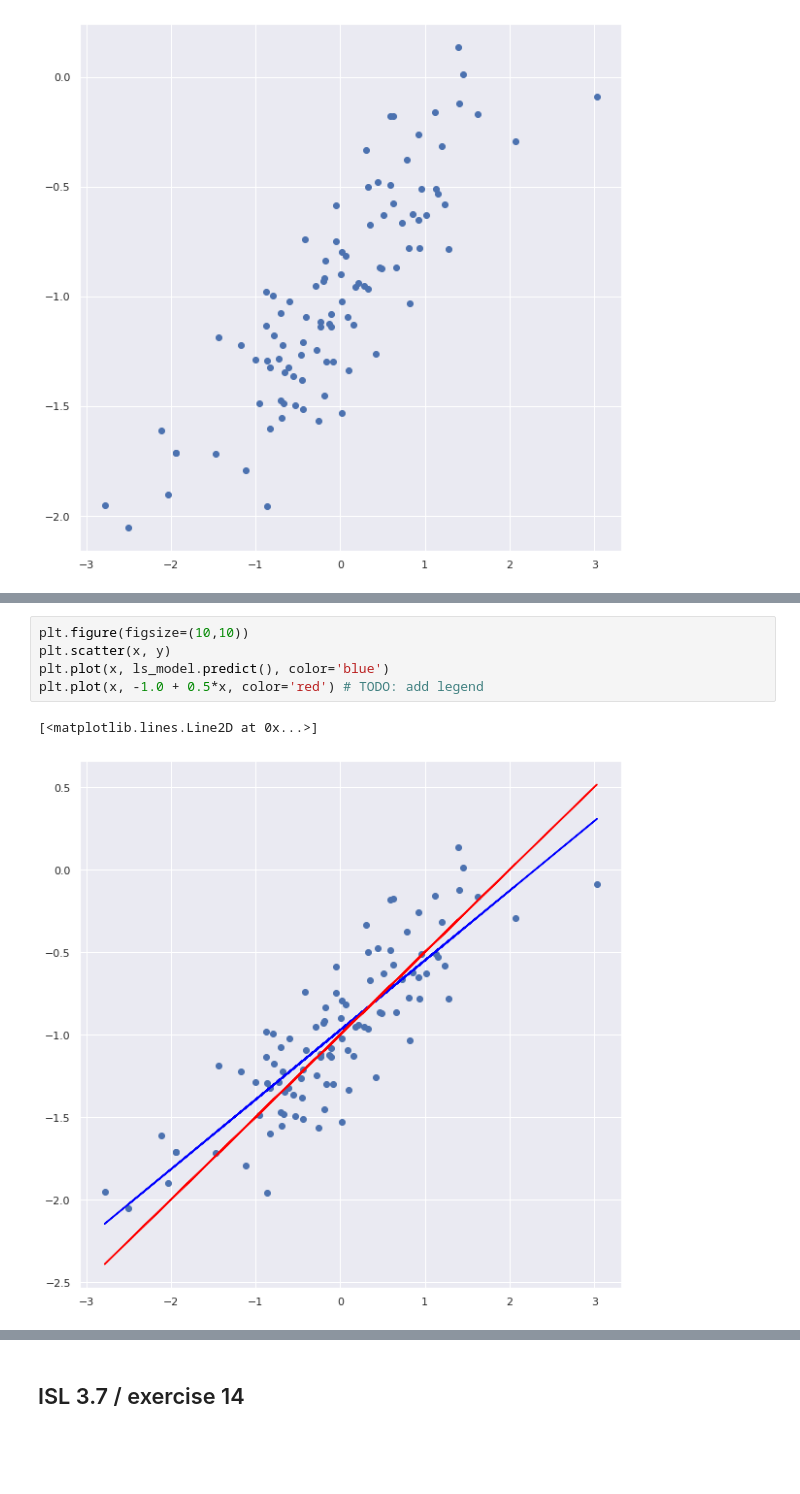
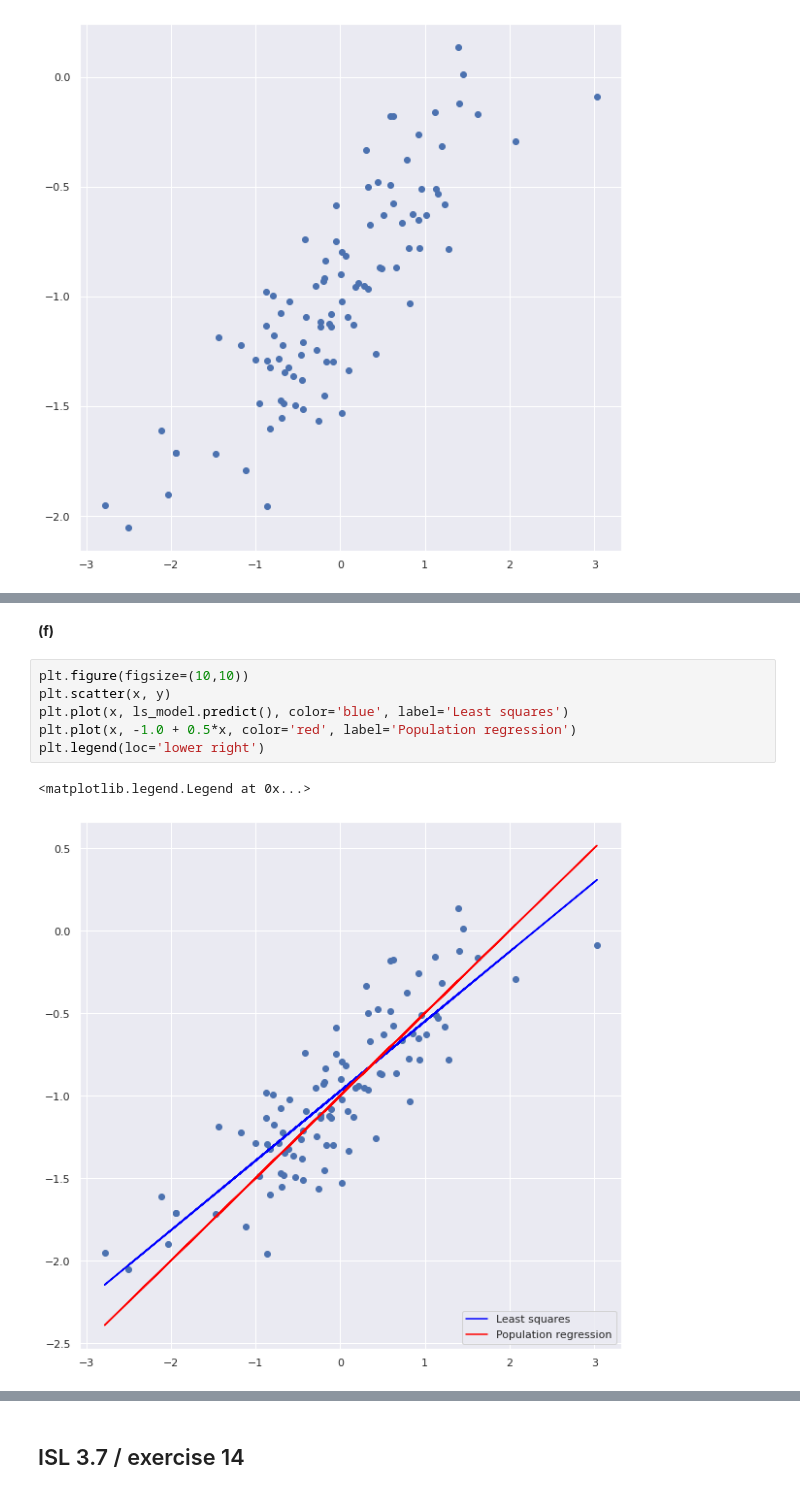
Before and after one commit to JakubGogola-IDENTT/data-mining, a Jupyter notebook: lab2/lab2.ipynb, the cells around one changed output, grey strips where cells are left out. Drawn from its saved outputs; the diff is of its cells as text; blank space fills up the shorter version.

```diff
--- a/lab2/lab2.ipynb
+++ b/lab2/lab2.ipynb
@@ -63,8 +74,11 @@ $\hat{\beta_1} = 0.5344$
+# %% [markdown]
+**(f)**
 # %%
 plt.figure(figsize=(10,10))
 plt.scatter(x, y)
-plt.plot(x, ls_model.predict(), color='blue')
-plt.plot(x, -1.0 + 0.5*x, color='red') # TODO: add legend
+plt.plot(x, ls_model.predict(), color='blue', label='Least squares')
+plt.plot(x, -1.0 + 0.5*x, color='red', label='Population regression')
+plt.legend(loc='lower right')
 # %% [output]
-[<matplotlib.lines.Line2D at 0x...>]
+<matplotlib.legend.Legend at 0x...>
-[figure, old version]
+[figure, new version]
```
Also changed, not shown: parts of 65 cells of this notebook, 1 other file.
